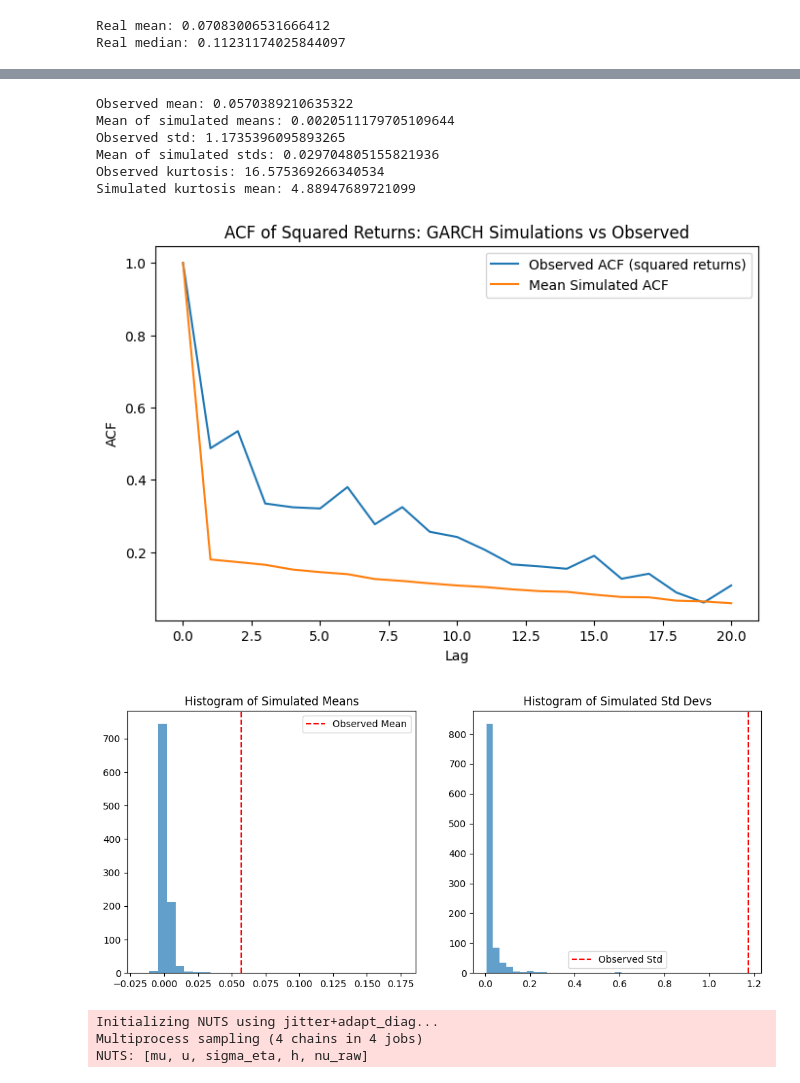
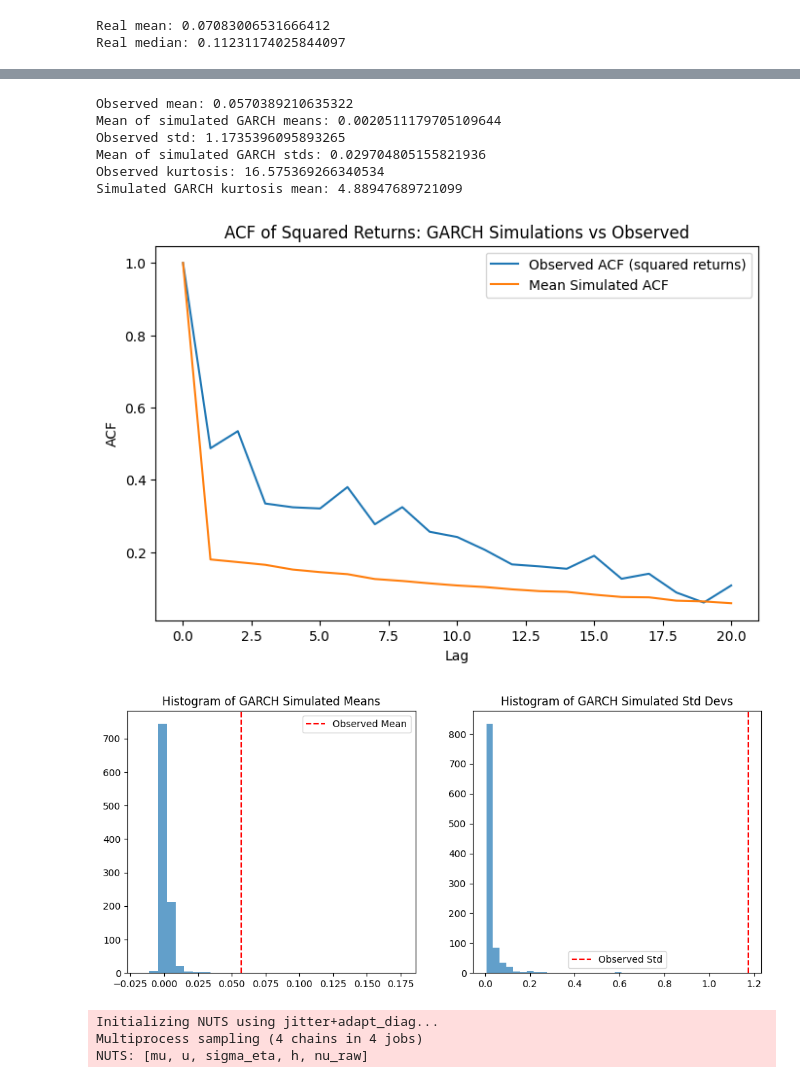
Before and after one commit to codeToad101/Equity-MCMC, a Jupyter notebook: calcVisual.ipynb, the cells around one changed output, grey strips where cells are left out. Drawn from its saved outputs; the diff is of its cells as text; code cells hidden in the pictures.

```diff
--- a/calcVisual.ipynb
+++ b/calcVisual.ipynb
@@ -557,17 +614,17 @@ sim_means = sim_returns_array.mean(axis=1)
 sim_stds = sim_returns_array.std(axis=1)
 
 print("Observed mean:", returns.mean())
-print("Mean of simulated means:", sim_means.mean())
+print("Mean of simulated GARCH means:", sim_means.mean())
 
 print("Observed std:", returns.std())
-print("Mean of simulated stds:", sim_stds.mean())
+print("Mean of simulated GARCH stds:", sim_stds.mean())
 
 # 3. Kurtosis
 observed_kurtosis = pd.Series(returns).kurtosis()
 sim_kurtosis = [pd.Series(sim).kurtosis() for sim in sim_returns_array]
 
 print("Observed kurtosis:", observed_kurtosis)
-print("Simulated kurtosis mean:", np.mean(sim_kurtosis))
+print("Simulated GARCH kurtosis mean:", np.mean(sim_kurtosis))
 
 # 4. ACF of squared returns (volatility clustering)
 obs_acf = acf(returns**2, nlags=20)
@@ -575,39 +632,39 @@ obs_acf = acf(returns**2, nlags=20)
 sim_acfs = [acf(sim**2, nlags=20) for sim in sim_returns_array]
 mean_sim_acf = np.mean(sim_acfs, axis=0)
 
 # 5. Plot comparison
 plt.figure(figsize=(8,5))
 plt.plot(obs_acf, label="Observed ACF (squared returns)")
 plt.plot(mean_sim_acf, label="Mean Simulated ACF")
 plt.xlabel("Lag")
 plt.ylabel("ACF")
 plt.title("ACF of Squared Returns: GARCH Simulations vs Observed")
 plt.legend()
 plt.show()
 
 # Optional: plot histogram of means and stds for simulation ensemble
 plt.figure(figsize=(12,5))
 plt.subplot(1,2,1)
 plt.hist(sim_means, bins=30, alpha=0.7)
 plt.axvline(returns.mean(), color='red', linestyle='--', label='Observed Mean')
-plt.title("Histogram of Simulated Means")
+plt.title("Histogram of GARCH Simulated Means")
 plt.legend()
 
 plt.subplot(1,2,2)
 plt.hist(sim_stds, bins=30, alpha=0.7)
 plt.axvline(returns.std(), color='red', linestyle='--', label='Observed Std')
-plt.title("Histogram of Simulated Std Devs")
+plt.title("Histogram of GARCH Simulated Std Devs")
 plt.legend()
 plt.show()
 # %% [output]
 Observed mean: 0.0570389210635322
-Mean of simulated means: 0.0020511179705109644
+Mean of simulated GARCH means: 0.0020511179705109644
 Observed std: 1.1735396095893265
-Mean of simulated stds: 0.029704805155821936
+Mean of simulated GARCH stds: 0.029704805155821936
 Observed kurtosis: 16.575369266340534
-Simulated kurtosis mean: 4.88947689721099
+Simulated GARCH kurtosis mean: 4.88947689721099
 [figure]
-[figure, old version]
+[figure, new version]
 # %%
 # --- SPLIT DATA ---
 train_returns = returns[:-300]
```
Also changed, not shown: parts of 4 cells of this notebook.
